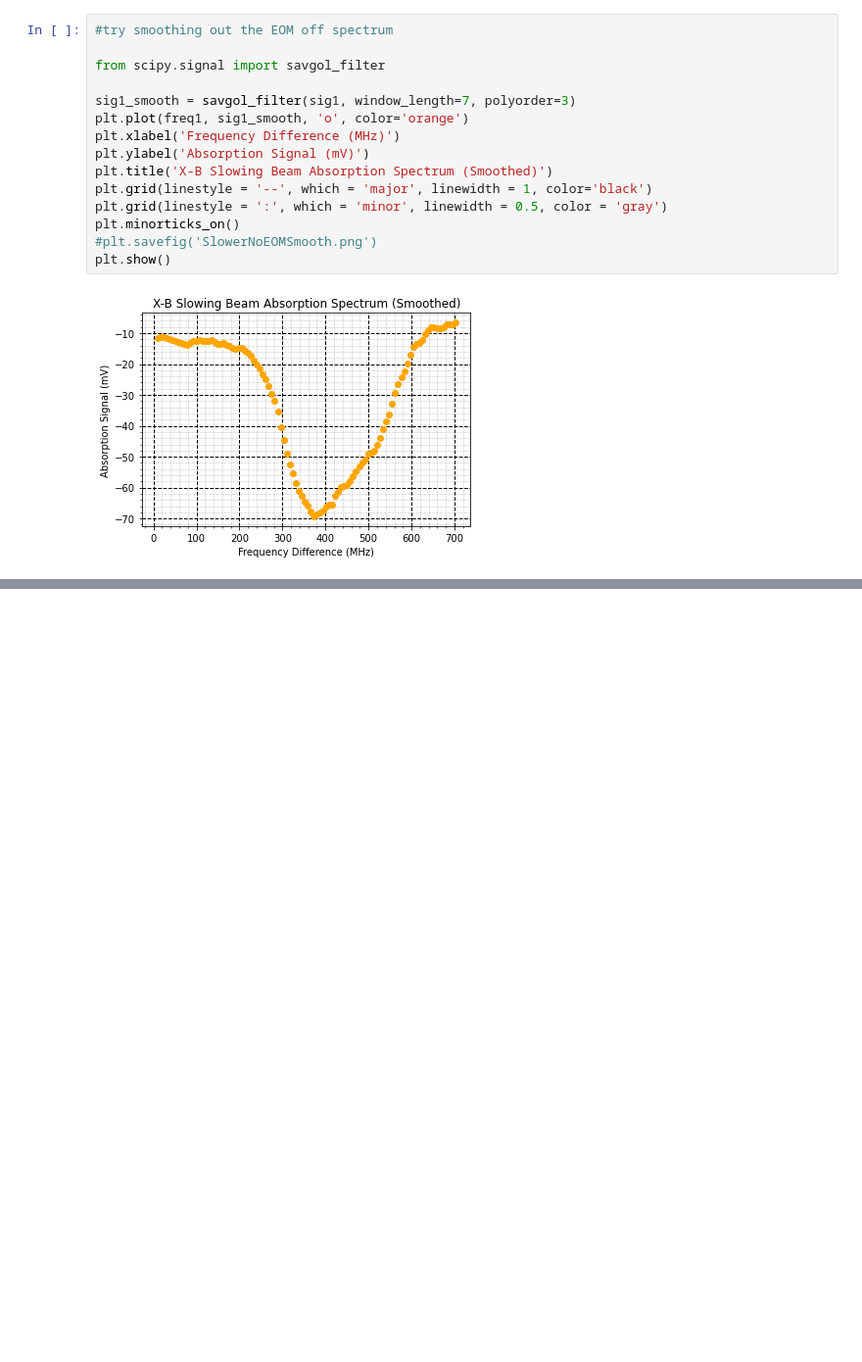
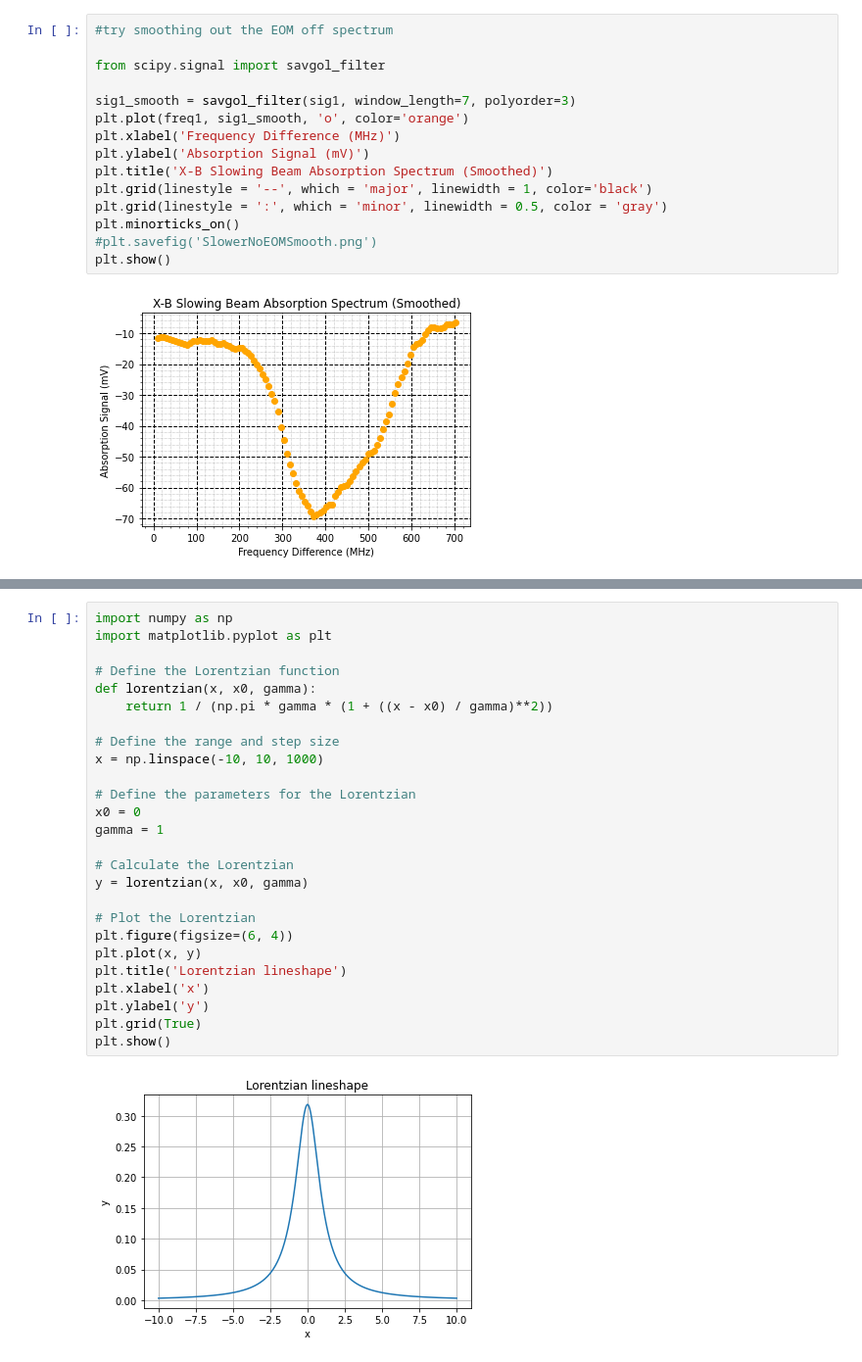
Before and after one commit to geoffrey-zheng/SrF-Calcs, a Jupyter notebook: Push-Beam/SlowerTransverseAbsorption.ipynb, the cells around one changed output, grey strips where cells are left out. Shown: that part at 98% size. Saved outputs shown, nothing was run; the diff lists cells and outputs as text; blank space fills up the shorter version.

```diff
--- a/Push-Beam/SlowerTransverseAbsorption.ipynb
+++ b/Push-Beam/SlowerTransverseAbsorption.ipynb
@@ -255,0 +321,28 @@ plt.show()
+# %%
+import numpy as np
+import matplotlib.pyplot as plt
+
+# Define the Lorentzian function
+def lorentzian(x, x0, gamma):
+    return 1 / (np.pi * gamma * (1 + ((x - x0) / gamma)**2))
+
+# Define the range and step size
+x = np.linspace(-10, 10, 1000)
+
+# Define the parameters for the Lorentzian
+x0 = 0
+gamma = 1
+
+# Calculate the Lorentzian
+y = lorentzian(x, x0, gamma)
+
+# Plot the Lorentzian
+plt.figure(figsize=(6, 4))
+plt.plot(x, y)
+plt.title('Lorentzian lineshape')
+plt.xlabel('x')
+plt.ylabel('y')
+plt.grid(True)
+plt.show()
+# %% [output]
+[figure, added]
```
Also changed, not shown: parts of 8 cells of this notebook, 1 other file.
